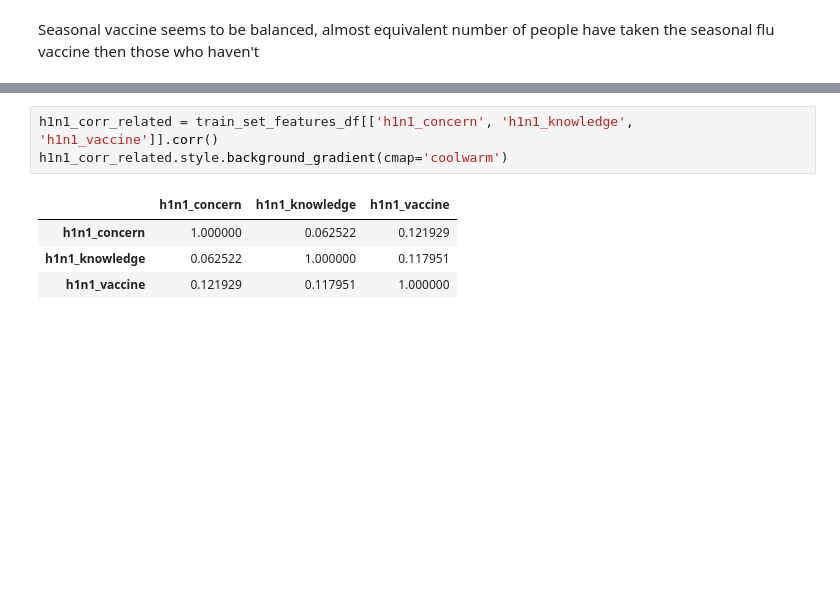
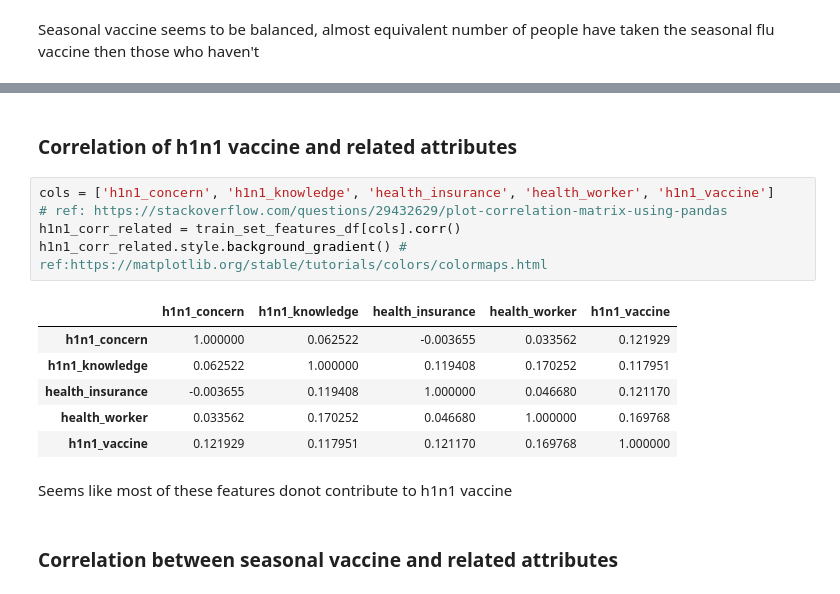
Before and after one commit to prithviraj-maurya/Flu-Shot-Learning-ML, a Jupyter notebook: Project-flu-vaccine-eda.ipynb, the cells around one changed output, grey strips where cells are left out. Cells and saved outputs as stored; diff of their text form; blank space fills up the shorter version.

Commit message:
adding correlation of features and targets to eda

```diff
--- a/Project-flu-vaccine-eda.ipynb
+++ b/Project-flu-vaccine-eda.ipynb
@@ -579,8 +579,18 @@ train_set_features_df[['h1n1_concern', 'h1n1_knowledge', 'h1n1_vaccine']]
+# %% [markdown]
+### Correlation of h1n1 vaccine and related attributes
 # %%
-h1n1_corr_related = train_set_features_df[['h1n1_concern', 'h1n1_knowledge', 'h1n1_vaccine']].corr()
-h1n1_corr_related.style.background_gradient(cmap='coolwarm')
+cols = ['h1n1_concern', 'h1n1_knowledge', 'health_insurance', 'health_worker', 'h1n1_vaccine']
+# ref: https://stackoverflow.com/questions/29432629/plot-correlation-matrix-using-pandas
+h1n1_corr_related = train_set_features_df[cols].corr()
+h1n1_corr_related.style.background_gradient() # ref:https://matplotlib.org/stable/tutorials/colors/colormaps.html
 # %% [output]
-|  | h1n1_concern | h1n1_knowledge | h1n1_vaccine |
-| h1n1_concern | 1.000000 | 0.062522 | 0.121929 |
-| h1n1_knowledge | 0.062522 | 1.000000 | 0.117951 |
-| h1n1_vaccine | 0.121929 | 0.117951 | 1.000000 |
+|  | h1n1_concern | h1n1_knowledge | health_insurance | health_worker | h1n1_vaccine |
+| h1n1_concern | 1.000000 | 0.062522 | -0.003655 | 0.033562 | 0.121929 |
+| h1n1_knowledge | 0.062522 | 1.000000 | 0.119408 | 0.170252 | 0.117951 |
+| health_insurance | -0.003655 | 0.119408 | 1.000000 | 0.046680 | 0.121170 |
+| health_worker | 0.033562 | 0.170252 | 0.046680 | 1.000000 | 0.169768 |
+| h1n1_vaccine | 0.121929 | 0.117951 | 0.121170 | 0.169768 | 1.000000 |
+# %% [markdown]
+Seems like most of these features donot contribute to h1n1 vaccine
+# %% [markdown]
+### Correlation between seasonal vaccine and related attributes
```
Also changed, not shown: parts of 15 cells of this notebook, 1 other file.
